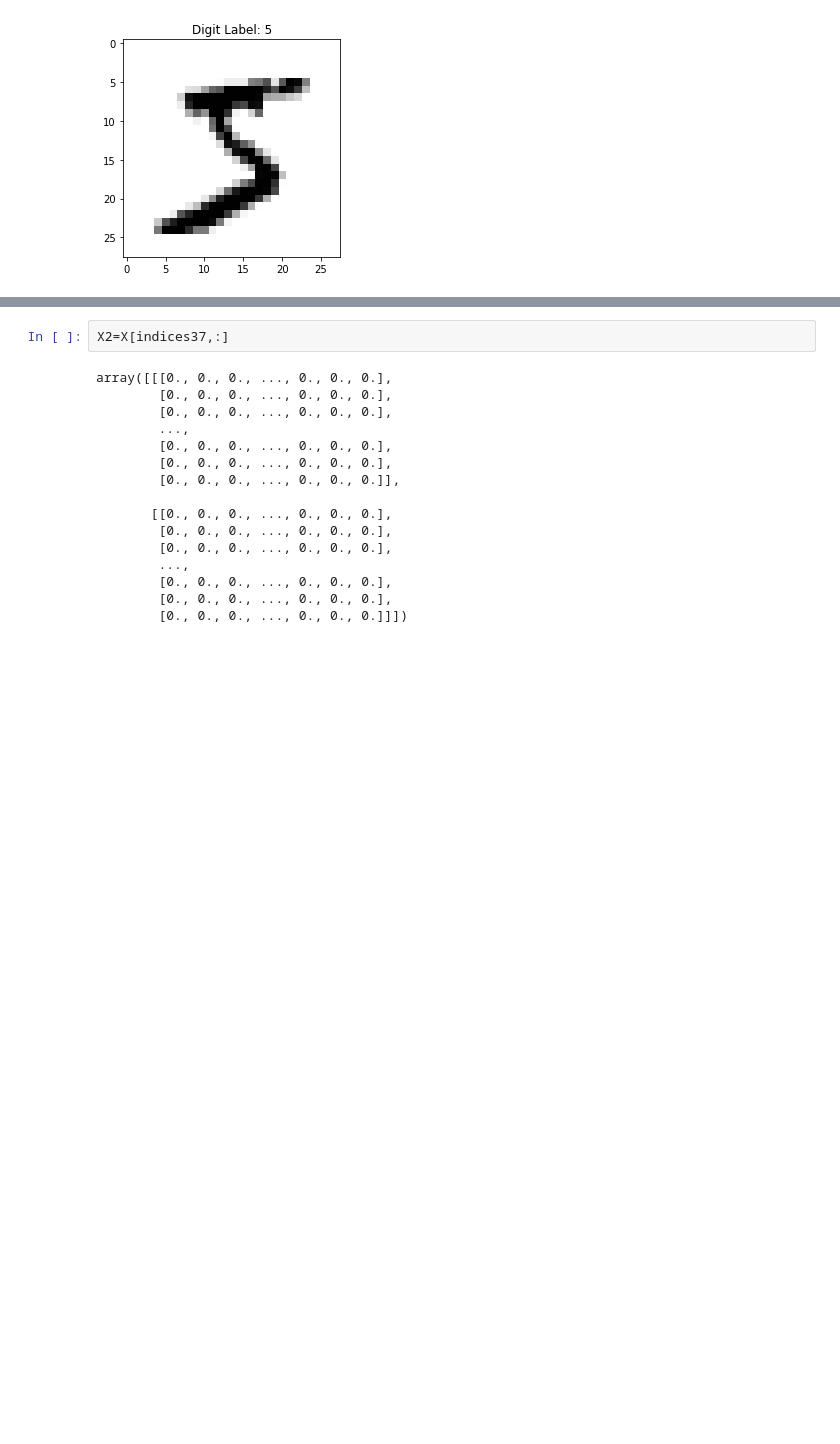
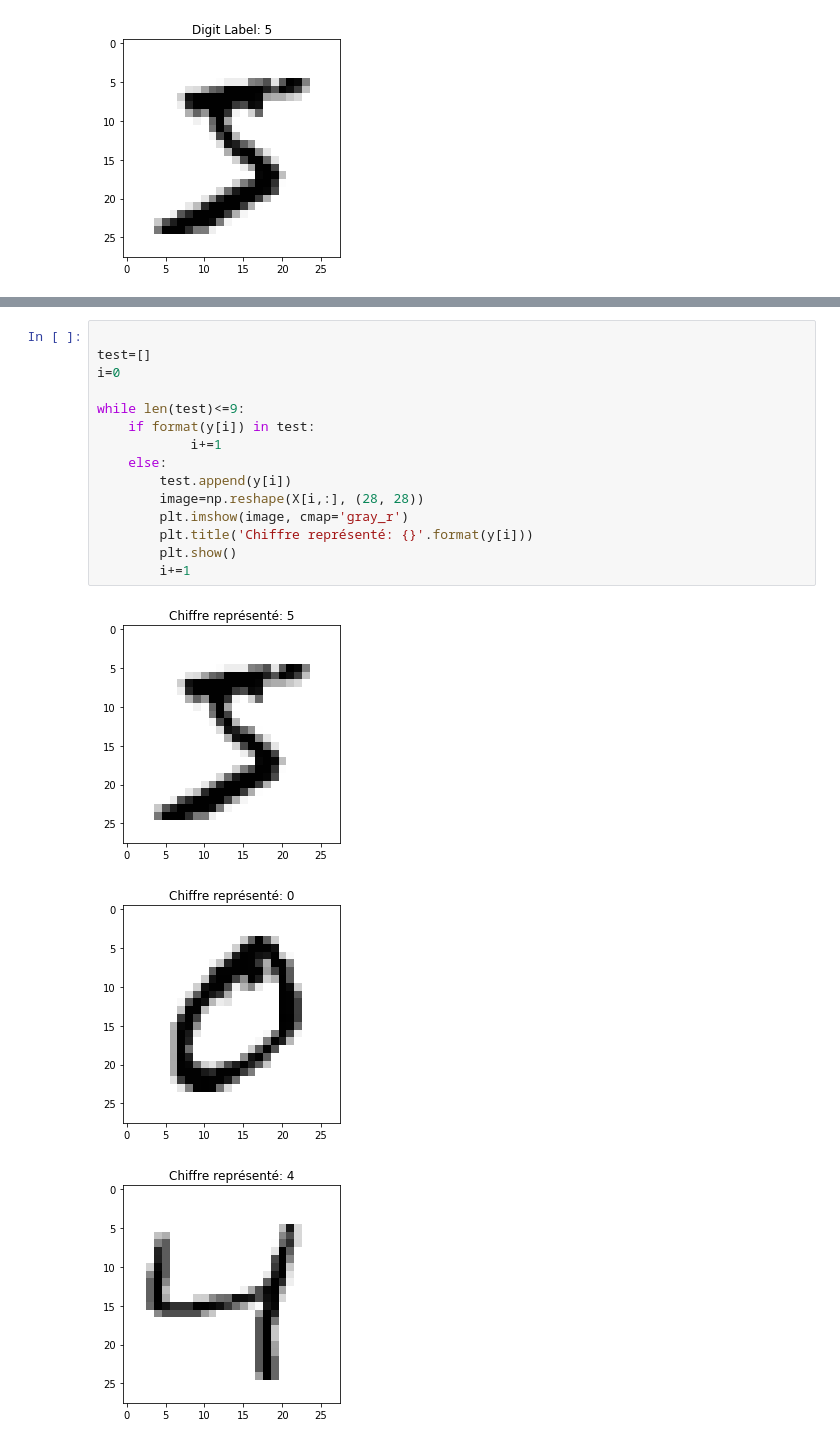
Before and after one commit to julienjoly/projet-python-HMMA238, a Jupyter notebook: notebook_tp_Massol_Joly.ipynb, the cells around one changed output, grey strips where cells are left out. Saved outputs shown, nothing was run; the diff lists cells and outputs as text; blank space fills up the shorter version.

```diff
--- a/notebook_tp_Massol_Joly.ipynb
+++ b/notebook_tp_Massol_Joly.ipynb
@@ -164,18 +167,19 @@ indices37 = np.concatenate((indices3, indices7))
-# %%
-X2=X[indices37,:]
-# %% [output]
-array([[[0., 0., 0., ..., 0., 0., 0.],
-        [0., 0., 0., ..., 0., 0., 0.],
-        [0., 0., 0., ..., 0., 0., 0.],
-        ...,
-        [0., 0., 0., ..., 0., 0., 0.],
-        [0., 0., 0., ..., 0., 0., 0.],
-        [0., 0., 0., ..., 0., 0., 0.]],
-
-       [[0., 0., 0., ..., 0., 0., 0.],
-        [0., 0., 0., ..., 0., 0., 0.],
-        [0., 0., 0., ..., 0., 0., 0.],
-        ...,
-        [0., 0., 0., ..., 0., 0., 0.],
-        [0., 0., 0., ..., 0., 0., 0.],
-        [0., 0., 0., ..., 0., 0., 0.]]])
+# %%
+
+test=[]
+i=0
+
+while len(test)<=9:
+    if format(y[i]) in test:
+            i+=1
+    else:
+        test.append(y[i])
+        image=np.reshape(X[i,:], (28, 28))
+        plt.imshow(image, cmap='gray_r')
+        plt.title('Chiffre représenté: {}'.format(y[i]))
+        plt.show()
+        i+=1
+# %% [output]
+[figure, added]
+[figure, added]
+[figure, added]
```
Also changed, not shown: parts of 3 cells of this notebook.
